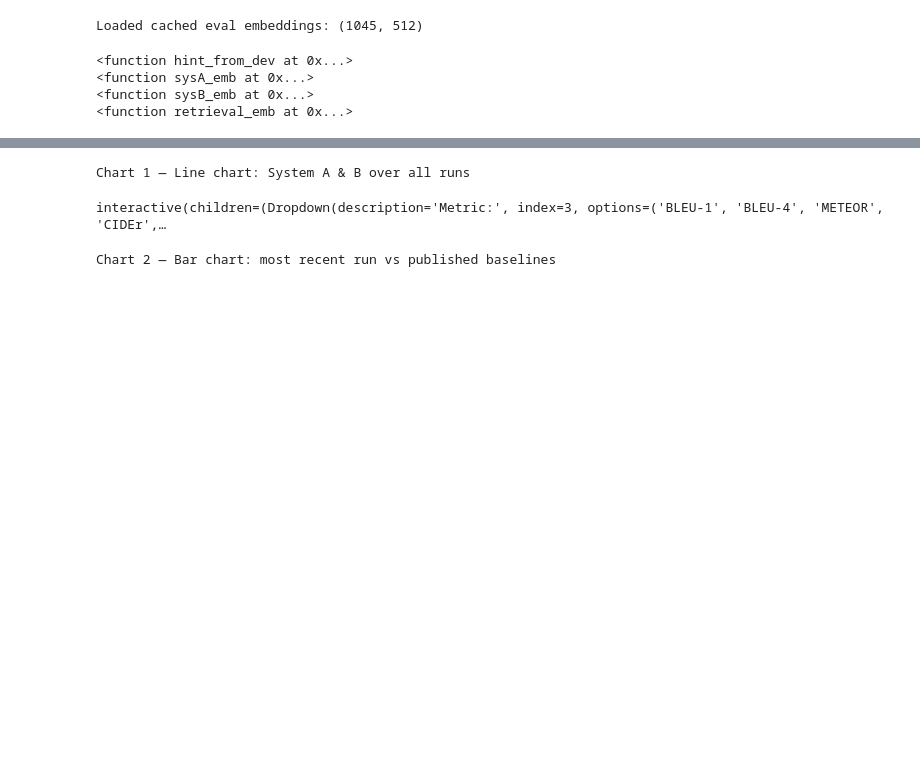
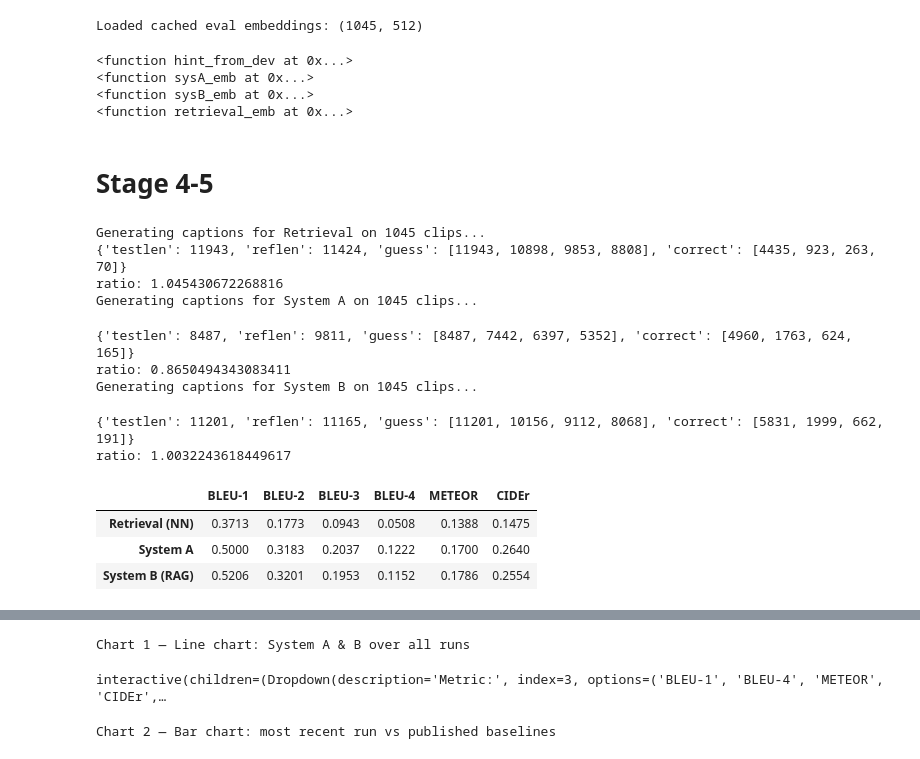
Before and after one commit to annhmartin/ML-audio, a Jupyter notebook: Untitled0.ipynb, the cells around one changed output, grey strips where cells are left out. Saved outputs shown, nothing was run; the diff lists cells and outputs as text; code cells hidden in the pictures; blank space fills up the shorter version.

```diff
--- a/Untitled0.ipynb
+++ b/Untitled0.ipynb
@@ -1134,3 +1093,53 @@ print(retrieval_emb)
 <function sysA_emb at 0x...>
 <function sysB_emb at 0x...>
 <function retrieval_emb at 0x...>
+# %% [markdown]
+# Stage 4-5
+# %%
+# @title STAGE 4: metrics on HELD-OUT evaluation clips - 1045
+
+#evaluating all three systems (Retrieval, A, B) on evaluation clips
+  # using pycocoevalcap since it is the standard evaluation library for audio captioning
+    # from the COCO dataset benchmark
+  # each system generates 1 caption/clip and then scored against the 5 human references
+def evaluate_system(label, caption_fn, names_list):
+    refs, hyps = {}, {}
+    print(f'Generating captions for {label} on {len(names_list)} clips...')
+    for i, n in enumerate(names_list):
+        emb = X_eval[eval_name_to_row[n]]
+        hyps[i] = [caption_fn(emb)]
+        refs[i] = [cap_eval.loc[n,c] for c in eval_cap_cols
+                   if isinstance(cap_eval.loc[n,c], str) and cap_eval.loc[n,c].strip()]
+    out={}
+    for scorer,nm in [(Bleu(4),['BLEU-1','BLEU-2','BLEU-3','BLEU-4']),
+                      (Meteor(),['METEOR']),(Cider(),['CIDEr'])]:
+        sc,_ = scorer.compute_score(refs,hyps)
+        if isinstance(sc,list):
+            for a,b in zip(nm,sc): out[a]=round(b,4)
+        else: out[nm[0]]=round(sc,4)
+    return out
+
+random.seed(42)
+test_names = random.sample(eval_names, min(1045, len(eval_names)))
+
+results = {}
+results['Retrieval (NN)'] = evaluate_system('Retrieval', retrieval_emb, test_names)
+results['System A']       = evaluate_system('System A',  sysA_emb,      test_names)
+results['System B (RAG)'] = evaluate_system('System B',  sysB_emb,      test_names)
+
+df_results = pd.DataFrame(results).T[['BLEU-1','BLEU-2','BLEU-3','BLEU-4','METEOR','CIDEr']]
+display(df_results)
+# %% [output]
+Generating captions for Retrieval on 1045 clips...
+{'testlen': 11943, 'reflen': 11424, 'guess': [11943, 10898, 9853, 8808], 'correct': [4435, 923, 263, 70]}
+ratio: 1.045430672268816
+Generating captions for System A on 1045 clips...
+{'testlen': 8487, 'reflen': 9811, 'guess': [8487, 7442, 6397, 5352], 'correct': [4960, 1763, 624, 165]}
+ratio: 0.8650494343083411
+Generating captions for System B on 1045 clips...
+{'testlen': 11201, 'reflen': 11165, 'guess': [11201, 10156, 9112, 8068], 'correct': [5831, 1999, 662, 191]}
+ratio: 1.0032243618449617
+|  | BLEU-1 | BLEU-2 | BLEU-3 | BLEU-4 | METEOR | CIDEr |
+| Retrieval (NN) | 0.3713 | 0.1773 | 0.0943 | 0.0508 | 0.1388 | 0.1475 |
+| System A | 0.5000 | 0.3183 | 0.2037 | 0.1222 | 0.1700 | 0.2640 |
+| System B (RAG) | 0.5206 | 0.3201 | 0.1953 | 0.1152 | 0.1786 | 0.2554 |
```
Also changed, not shown: parts of 46 cells of this notebook.
